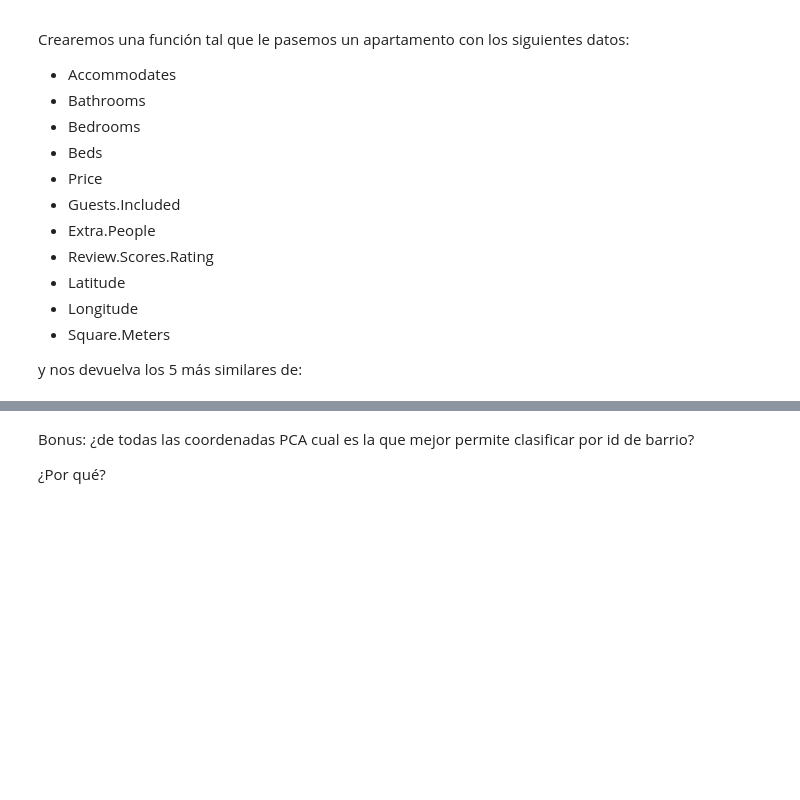
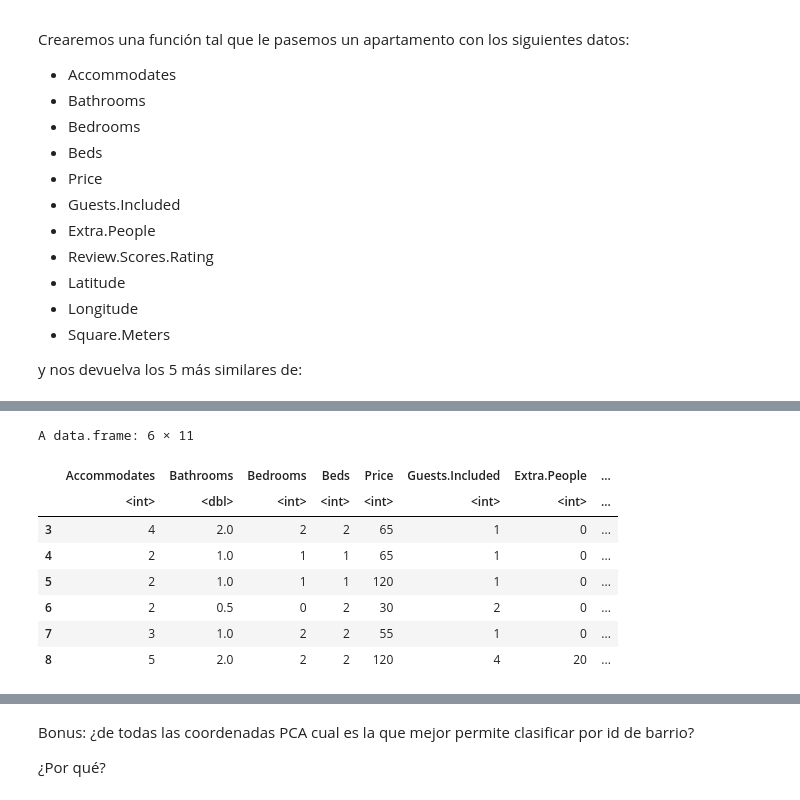
Before and after one commit to n1rocket/data_mining_R_armando_bueno, a Jupyter notebook: practica/Practica-ArmandoBueno.ipynb, the cells around one changed output, grey strips where cells are left out. Drawn from its saved outputs; the diff is of its cells as text; code cells hidden in the pictures; blank space fills up the shorter version.

```diff
--- a/practica/Practica-ArmandoBueno.ipynb
+++ b/practica/Practica-ArmandoBueno.ipynb
@@ -399,0 +453,26 @@ y nos devuelva los 5 más similares de:
+# %%
+df_madrid_ready <- df_madrid[,
+    c("Accommodates",
+      "Bathrooms",
+      "Bedrooms",
+      "Beds",
+      "Price",
+      "Guests.Included",
+      "Extra.People",
+      "Review.Scores.Rating",
+      "Latitude",
+      "Longitude",
+      "Square.Meters"
+     )]
+df_madrid_ready <- na.omit(df_madrid_ready)
+head(df_madrid_ready)
+# %% [output]
+A data.frame: 6 × 11
+|  | Accommodates | Bathrooms | Bedrooms | Beds | Price | Guests.Included | Extra.People | ... |
+|  | <int> | <dbl> | <int> | <int> | <int> | <int> | <int> | ... |
+| 3 | 4 | 2.0 | 2 | 2 | 65 | 1 | 0 | ... |
+| 4 | 2 | 1.0 | 1 | 1 | 65 | 1 | 0 | ... |
+| 5 | 2 | 1.0 | 1 | 1 | 120 | 1 | 0 | ... |
+| 6 | 2 | 0.5 | 0 | 2 | 30 | 2 | 0 | ... |
+| 7 | 3 | 1.0 | 2 | 2 | 55 | 1 | 0 | ... |
+| 8 | 5 | 2.0 | 2 | 2 | 120 | 4 | 20 | ... |
```
Also changed, not shown: parts of 15 cells of this notebook.
